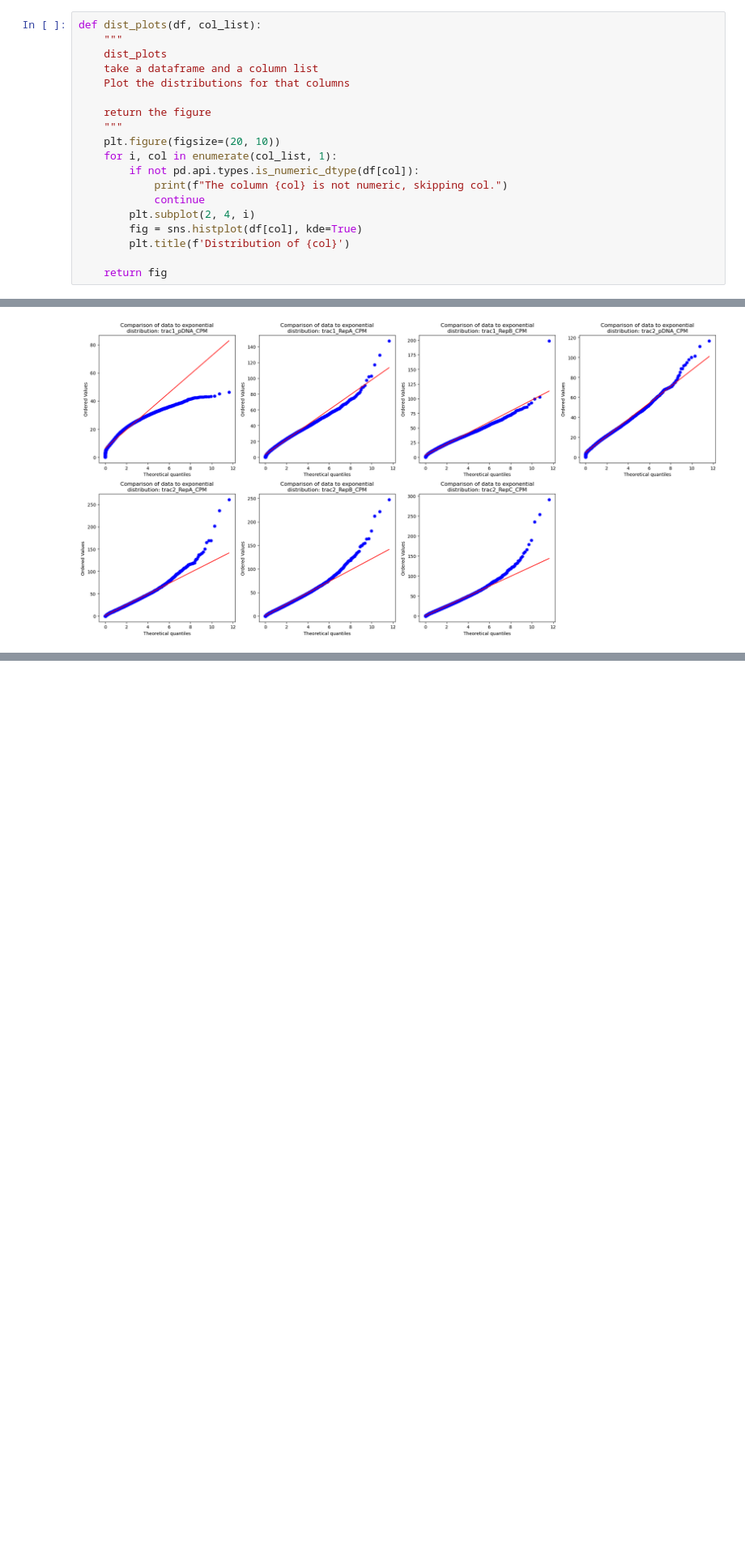
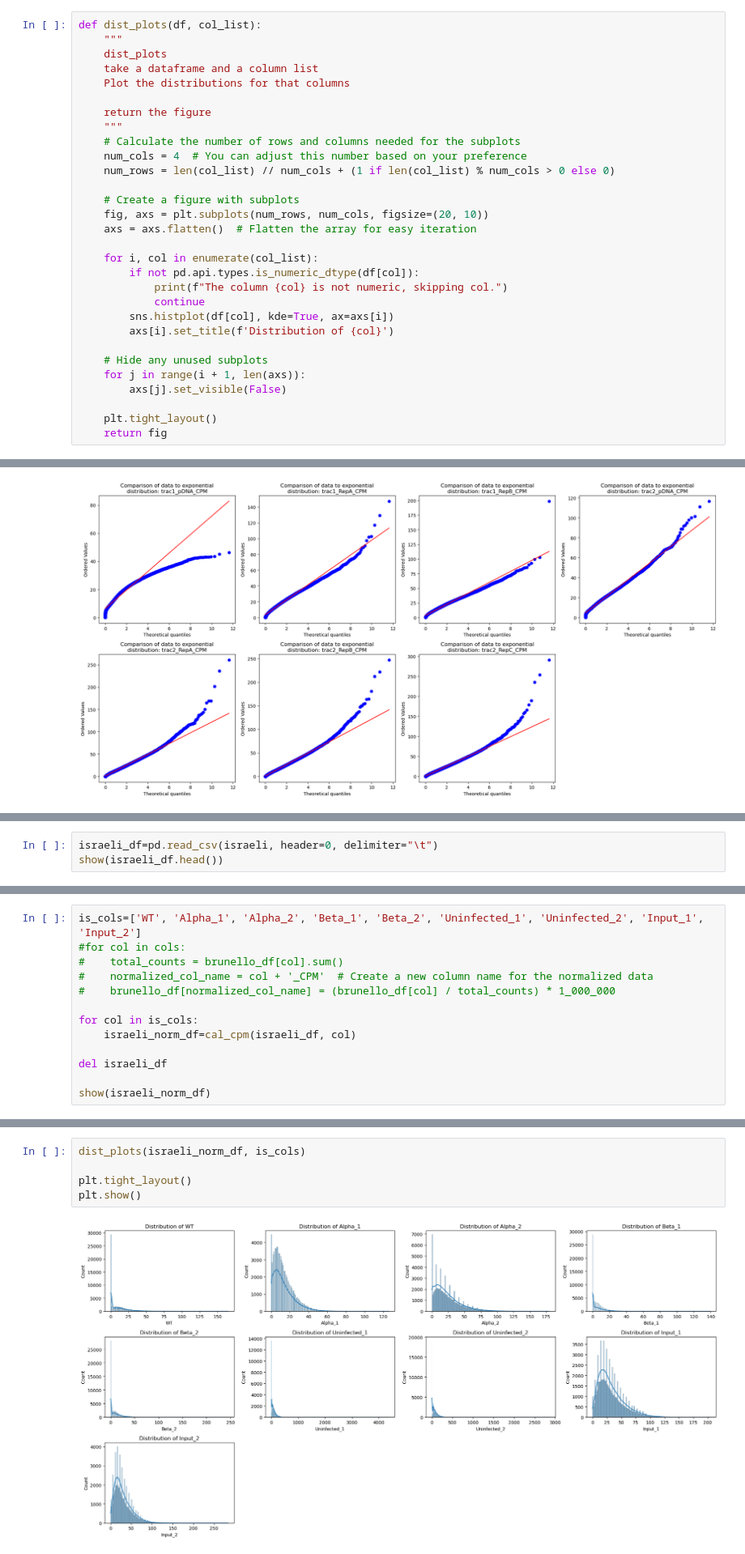
Before and after one commit to deannachurch/SBCapstone_CRISPRScreens, a Jupyter notebook: notebooks/Brunello_count_library.ipynb, the cells around one changed output, grey strips where cells are left out. Shown at 81% size. Cells and saved outputs as stored; diff of their text form; blank space fills up the shorter version.

Commit message:
Added in Israeli data

```diff
--- a/notebooks/Brunello_count_library.ipynb
+++ b/notebooks/Brunello_count_library.ipynb
@@ -147,15 +147,26 @@ def dist_plots(df, col_list):
 
     return the figure
     """
-    plt.figure(figsize=(20, 10))
-    for i, col in enumerate(col_list, 1):
+    # Calculate the number of rows and columns needed for the subplots
+    num_cols = 4  # You can adjust this number based on your preference
+    num_rows = len(col_list) // num_cols + (1 if len(col_list) % num_cols > 0 else 0)
+
+    # Create a figure with subplots
+    fig, axs = plt.subplots(num_rows, num_cols, figsize=(20, 10))
+    axs = axs.flatten()  # Flatten the array for easy iteration
+
+    for i, col in enumerate(col_list):
         if not pd.api.types.is_numeric_dtype(df[col]):
             print(f"The column {col} is not numeric, skipping col.")
             continue
-        plt.subplot(2, 4, i)
-        fig = sns.histplot(df[col], kde=True)
-        plt.title(f'Distribution of {col}')
+        sns.histplot(df[col], kde=True, ax=axs[i])
+        axs[i].set_title(f'Distribution of {col}')
 
+    # Hide any unused subplots
+    for j in range(i + 1, len(axs)):
+        axs[j].set_visible(False)
+
+    plt.tight_layout()
     return fig
 # %%
 def q_q_plots(df, dis, col_list, title):
@@ -806,0 +829,3 @@ Processing trac2_RepC_CPM
+# %%
+israeli_df=pd.read_csv(israeli, header=0, delimiter="\t")
+show(israeli_df.head())
@@ -806,0 +835,13 @@ Processing trac2_RepC_CPM
+# %%
+is_cols=['WT', 'Alpha_1', 'Alpha_2', 'Beta_1', 'Beta_2', 'Uninfected_1', 'Uninfected_2', 'Input_1', 'Input_2']
+#for col in cols:
+#    total_counts = brunello_df[col].sum()
+#    normalized_col_name = col + '_CPM'  # Create a new column name for the normalized data
+#    brunello_df[normalized_col_name] = (brunello_df[col] / total_counts) * 1_000_000
+
+for col in is_cols:
+    israeli_norm_df=cal_cpm(israeli_df, col)
+
+del israeli_df
+
+show(israeli_norm_df)
@@ -806,0 +851,7 @@ Processing trac2_RepC_CPM
+# %%
+dist_plots(israeli_norm_df, is_cols)
+
+plt.tight_layout()
+plt.show()
+# %% [output]
+[figure, added]
```
Also changed, not shown: parts of 11 cells of this notebook.
